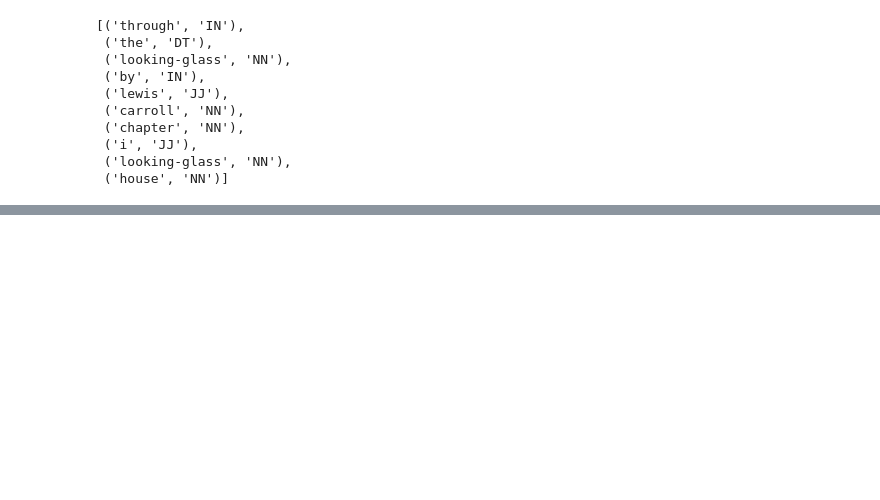
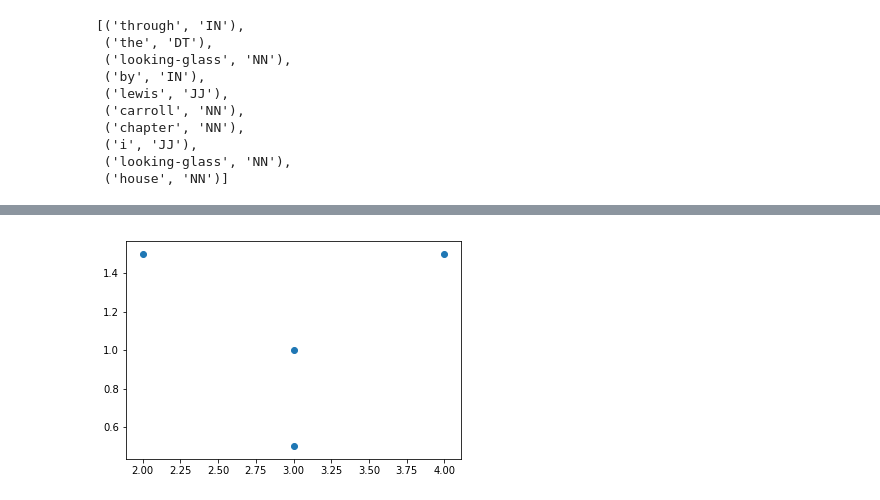
Before and after one commit to yuleopard/homeworks, a Jupyter notebook: Classwork.ipynb, the cells around one changed output, grey strips where cells are left out. Drawn from its saved outputs; the diff is of its cells as text; code cells hidden in the pictures; blank space fills up the shorter version.

```diff
--- a/Classwork.ipynb
+++ b/Classwork.ipynb
@@ -1156,0 +1320,5 @@ wnl.lemmatize(word_tokenize(text_clean))
+# %%
+plt.scatter(X, Y)
+plt.show()
+# %% [output]
+[figure, added]
```
Also changed, not shown: parts of 30 cells of this notebook, 7 other files.
